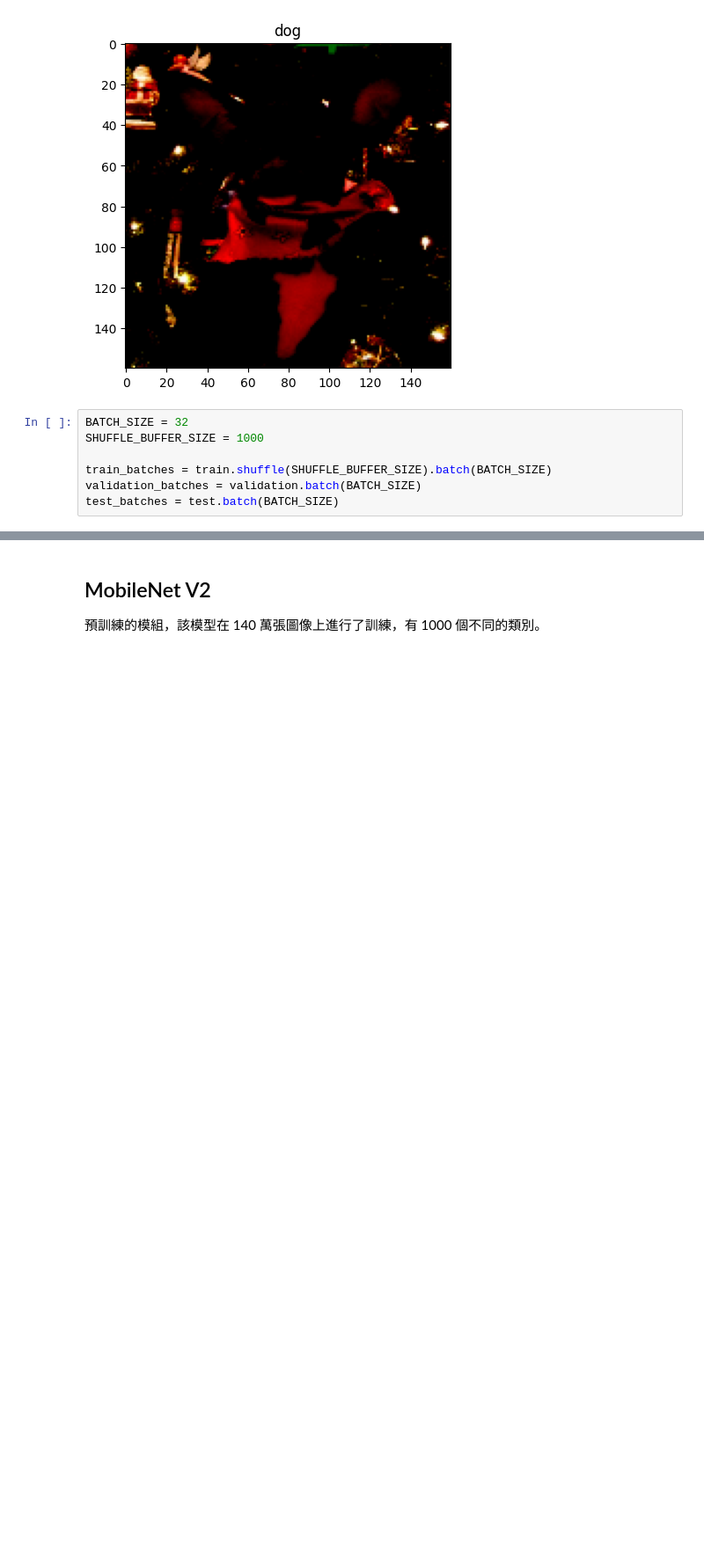
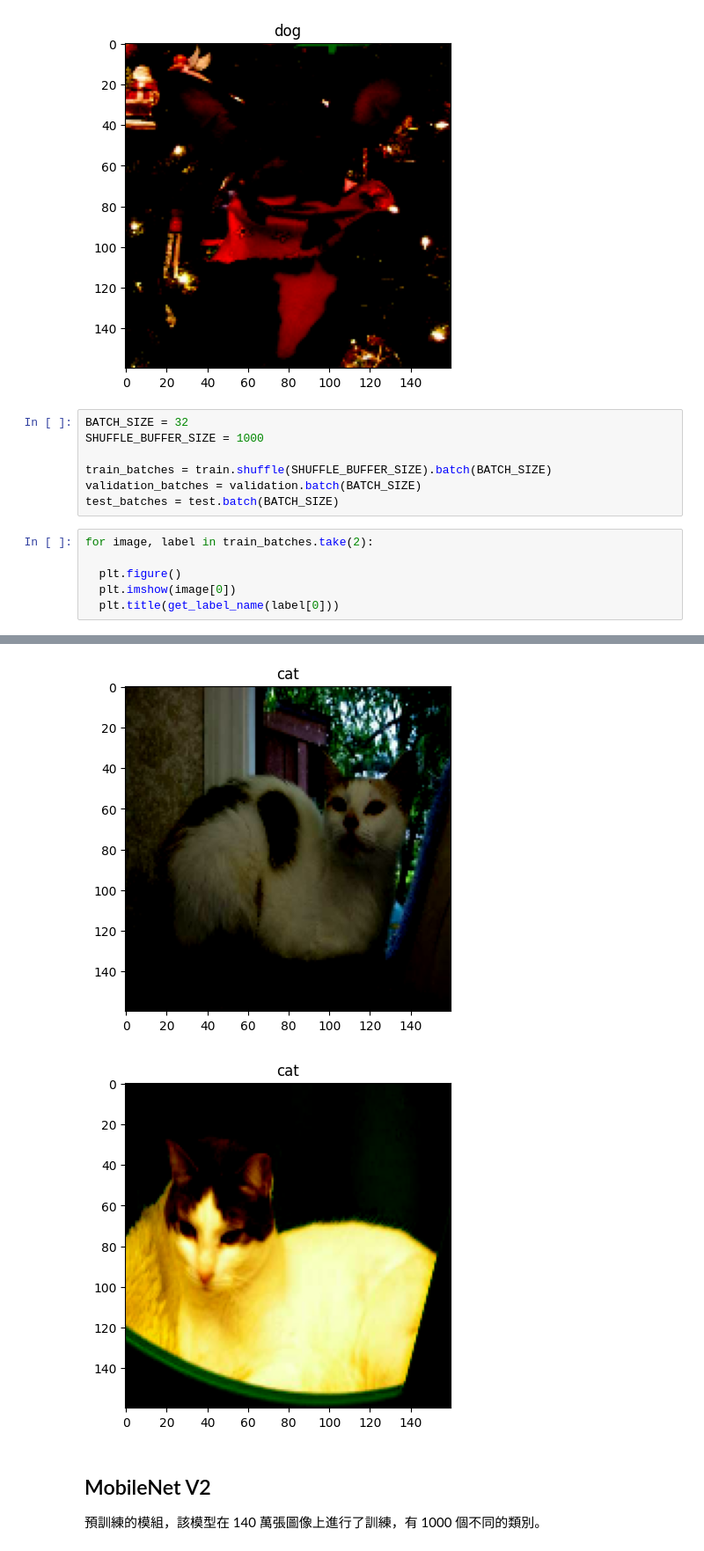
Before and after one commit to ScORpioET/TF-project, a Jupyter notebook: CNN.ipynb, the cells around one changed output, grey strips where cells are left out. Shown at 88% size. Saved outputs shown, nothing was run; the diff lists cells and outputs as text; blank space fills up the shorter version.

```diff
--- a/CNN.ipynb
+++ b/CNN.ipynb
@@ -196,3 +191,10 @@ SHUFFLE_BUFFER_SIZE = 1000
 train_batches = train.shuffle(SHUFFLE_BUFFER_SIZE).batch(BATCH_SIZE)
 validation_batches = validation.batch(BATCH_SIZE)
 test_batches = test.batch(BATCH_SIZE)
+# %%
+for image, label in train_batches.take(2):
+
+  plt.figure()
+  plt.imshow(image[0])
+  plt.title(get_label_name(label[0]))
+# %% [output]
@@ -199,3 +203,5 @@ test_batches = test.batch(BATCH_SIZE)
+[figure, added]
+[figure, added]
 # %% [markdown]
 ## MobileNet V2
 預訓練的模組，該模型在 140 萬張圖像上進行了訓練，有 1000 個不同的類別。
```
Also changed, not shown: parts of 8 cells of this notebook, 3 other files.
